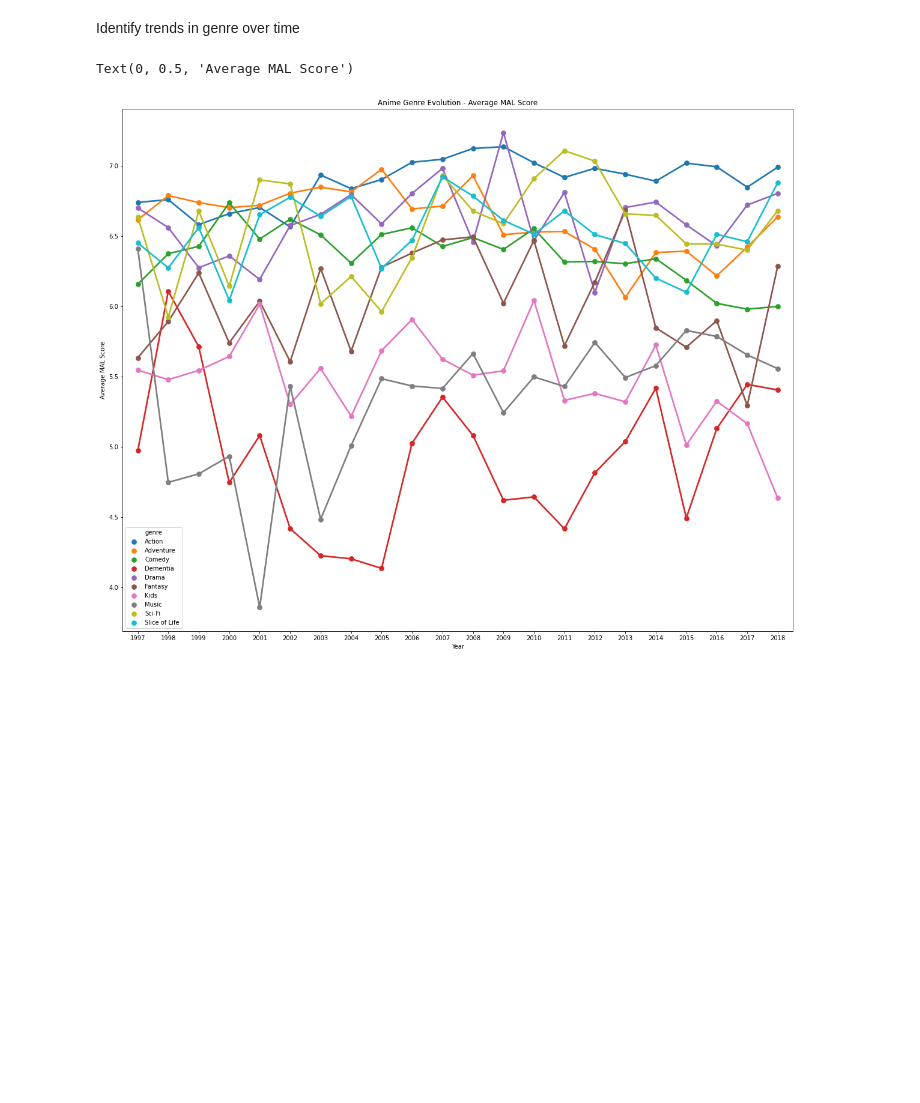
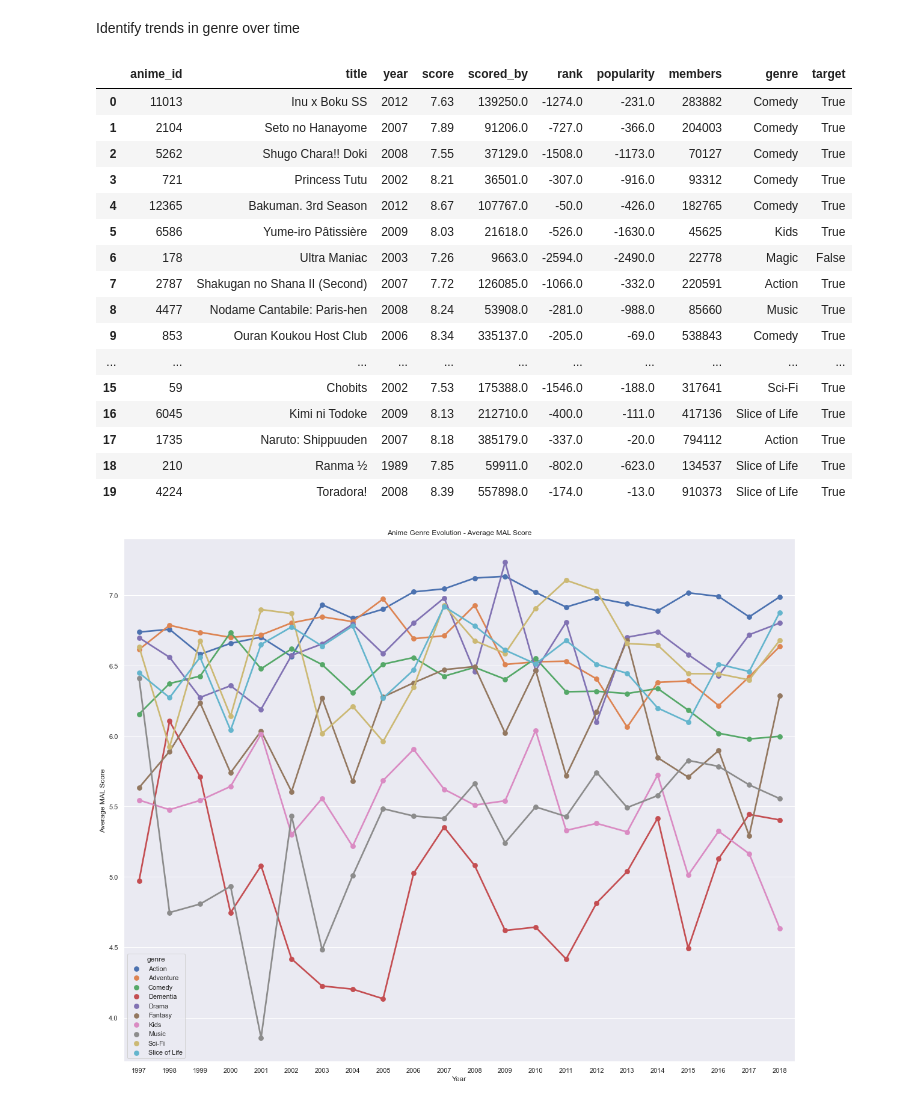
Before and after one commit to salazaru/Susumeru, a Jupyter notebook: src/trends_in_genre.ipynb, the cells around one changed output. Drawn from its saved outputs; the diff is of its cells as text; code cells hidden in the pictures; blank space fills up the shorter version.

Commit message:
added more genre-trend graphs

```diff
--- a/src/trends_in_genre.ipynb
+++ b/src/trends_in_genre.ipynb
@@ -18,7 +18,7 @@ anime_df = pd.read_csv(anime_data)
 # time_df  = pd.read_csv(time_data)
 
 # drop data:
-anime_df.drop(['status', 'scored_by', 'rank', 'popularity'],
+anime_df.drop('status',
               axis=1, inplace=True)
 
 # convert data types to save memory
@@ -51,6 +51,11 @@ anime_df['aired_string'] = pd.to_datetime(anime_df['aired_string'], errors='coer
 anime_df['aired_string'] = anime_df['aired_string'].dt.year
 anime_df.rename(columns={'aired_string': 'year'}, inplace=True)
 
+# change popularity magnitude
+#year_genre_df['popularity'] = year_genre_df['popularity'].apply(lambda x: x*-1)
+anime_df.loc[:,'popularity'] *= -1
+anime_df.loc[:,'rank'] *= -1
+
 # obtain top 10 genres
 anime_df.members = anime_df.members.astype('int32')
 anime_grouped_df = anime_df.groupby('genre')
@@ -61,51 +66,52 @@ top_genres_df = top_df.head(n=10)
 # filter out genres that are not in the top 10
 top_genres = []
 for genre in top_genres_df['genre']:
     top_genres.append(genre)
 anime_df['target'] = anime_df['genre'].apply(lambda genre: True if genre in top_genres else False)
 target_anime_df = anime_df[anime_df['target'] == True]
 
 # determine the best range of years to analyze
 year_genre_df = target_anime_df.groupby(['year', 'genre'])
 year_df = target_anime_df.groupby('year')
 x = year_df['anime_id'].count()
-# print(x.to_string())        # triple digits appear at 1986 so this will be the starting point
+# print(x.to_string())        # triple digits appear at 1986...
 
 year_filter_df = target_anime_df[(target_anime_df['year'] >= 1997)]
 year_genre_df = year_filter_df.groupby(['year', 'genre'])
 
 # visualzize the data
 fig, ax = plt.subplots()
 fig.set_size_inches(20, 16)
+sns.set_theme(style="darkgrid")
 sns.pointplot(x='year', y='score', data=year_genre_df['score'].mean().reset_index(), hue='genre', ax=ax)
-
 plt.title('Anime Genre Evolution - Average MAL Score')
 plt.xlabel('Year')
 plt.ylabel('Average MAL Score')
 
-
-
-
-
-
-
-
-
-
-
-
-
-
-
-
 # time_df.info()
 # anime_df.info()
-#time_df.head(20)
-# anime_df.head(20)
+# time_df.head(20)
+anime_df.head(20)
 # anime_grouped_df.head(20)
 # top_df.head(20)
 # top_genres_df.head(20)
 # target_anime_df.head(20)
 # %% [output]
-Text(0, 0.5, 'Average MAL Score')
+|  | anime_id | title | year | score | scored_by | rank | popularity | members | genre | target |
+| 0 | 11013 | Inu x Boku SS | 2012 | 7.63 | 139250.0 | -1274.0 | -231.0 | 283882 | Comedy | True |
+| 1 | 2104 | Seto no Hanayome | 2007 | 7.89 | 91206.0 | -727.0 | -366.0 | 204003 | Comedy | True |
+| 2 | 5262 | Shugo Chara!! Doki | 2008 | 7.55 | 37129.0 | -1508.0 | -1173.0 | 70127 | Comedy | True |
+| 3 | 721 | Princess Tutu | 2002 | 8.21 | 36501.0 | -307.0 | -916.0 | 93312 | Comedy | True |
+| 4 | 12365 | Bakuman. 3rd Season | 2012 | 8.67 | 107767.0 | -50.0 | -426.0 | 182765 | Comedy | True |
+| 5 | 6586 | Yume-iro Pâtissière | 2009 | 8.03 | 21618.0 | -526.0 | -1630.0 | 45625 | Kids | True |
+| 6 | 178 | Ultra Maniac | 2003 | 7.26 | 9663.0 | -2594.0 | -2490.0 | 22778 | Magic | False |
+| 7 | 2787 | Shakugan no Shana II (Second) | 2007 | 7.72 | 126085.0 | -1066.0 | -332.0 | 220591 | Action | True |
+| 8 | 4477 | Nodame Cantabile: Paris-hen | 2008 | 8.24 | 53908.0 | -281.0 | -988.0 | 85660 | Music | True |
+| 9 | 853 | Ouran Koukou Host Club | 2006 | 8.34 | 335137.0 | -205.0 | -69.0 | 538843 | Comedy | True |
+| ... | ... | ... | ... | ... | ... | ... | ... | ... | ... | ... |
+| 15 | 59 | Chobits | 2002 | 7.53 | 175388.0 | -1546.0 | -188.0 | 317641 | Sci-Fi | True |
+| 16 | 6045 | Kimi ni Todoke | 2009 | 8.13 | 212710.0 | -400.0 | -111.0 | 417136 | Slice of Life | True |
+| 17 | 1735 | Naruto: Shippuuden | 2007 | 8.18 | 385179.0 | -337.0 | -20.0 | 794112 | Action | True |
+| 18 | 210 | Ranma ½ | 1989 | 7.85 | 59911.0 | -802.0 | -623.0 | 134537 | Slice of Life | True |
+| 19 | 4224 | Toradora! | 2008 | 8.39 | 557898.0 | -174.0 | -13.0 | 910373 | Slice of Life | True |
-[figure, old version]
+[figure, new version]
```
Also changed, not shown: parts of 4 cells of this notebook.
